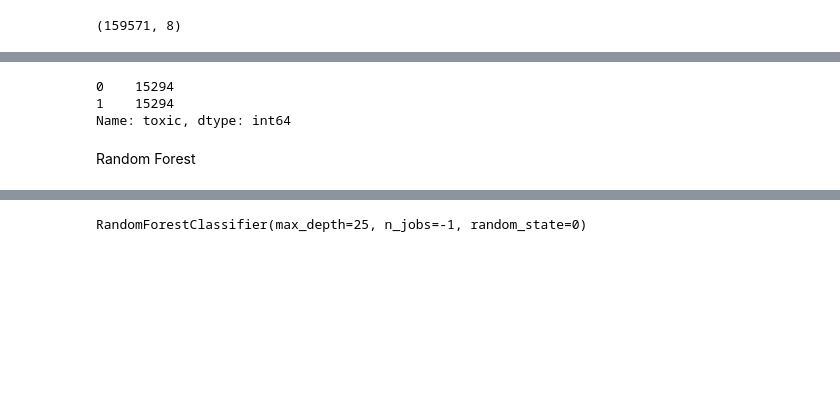
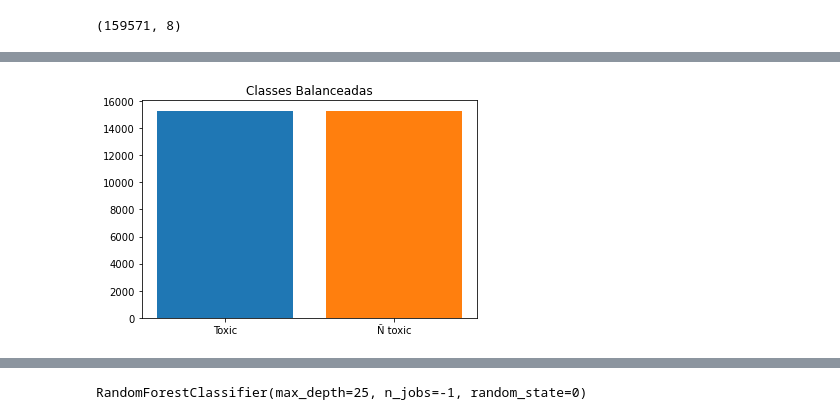
Before and after one commit to yanprada/MO444-discipline, a Jupyter notebook: trabalho_4/project_4_classificacao_binaria-checkpoint.ipynb, the cells around one changed output, grey strips where cells are left out. Drawn from its saved outputs; the diff is of its cells as text; code cells hidden in the pictures; blank space fills up the shorter version.

```diff
--- a/trabalho_4/project_4_classificacao_binaria-checkpoint.ipynb
+++ b/trabalho_4/project_4_classificacao_binaria-checkpoint.ipynb
@@ -44,10 +87,11 @@ X = df_train['comment_text']
 y = df_train['toxic']
 # %%
-y.value_counts()
+plt.bar('Toxic', len(df_train[df_train['toxic']==1]))
+plt.bar('Ñ toxic', len(df_train[df_train['toxic']==0]))
+plt.title('Classes Balanceadas')
+plt.show()
 # %% [output]
-0    15294
-1    15294
-Name: toxic, dtype: int64
+[figure, added]
 # %%
 comments = []
 
@@ -97,5 +141,3 @@ X = tfidfconverter.fit_transform(X).toarray()
 # %%
 from sklearn.model_selection import train_test_split
 X_train, X_test, y_train, y_test = train_test_split(X, y, test_size=0.2, random_state=0)
-# %% [markdown]
-Random Forest
```
Also changed, not shown: parts of 25 cells of this notebook.
